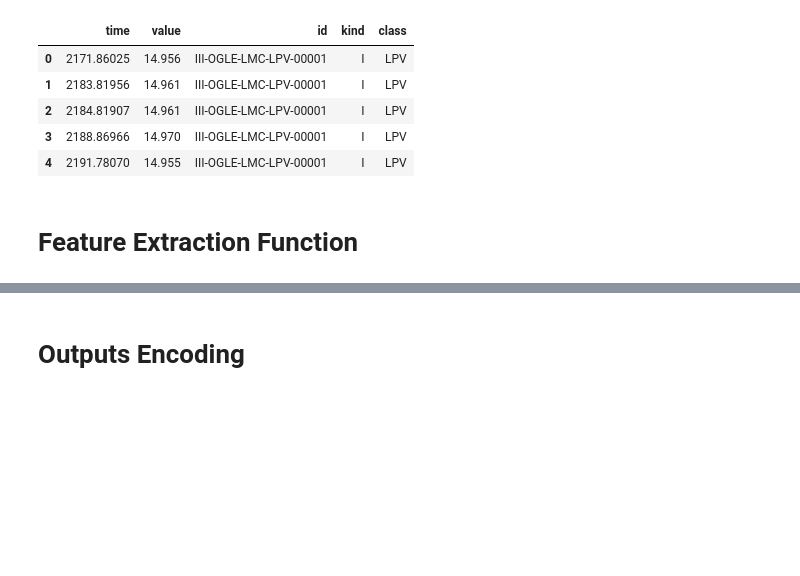
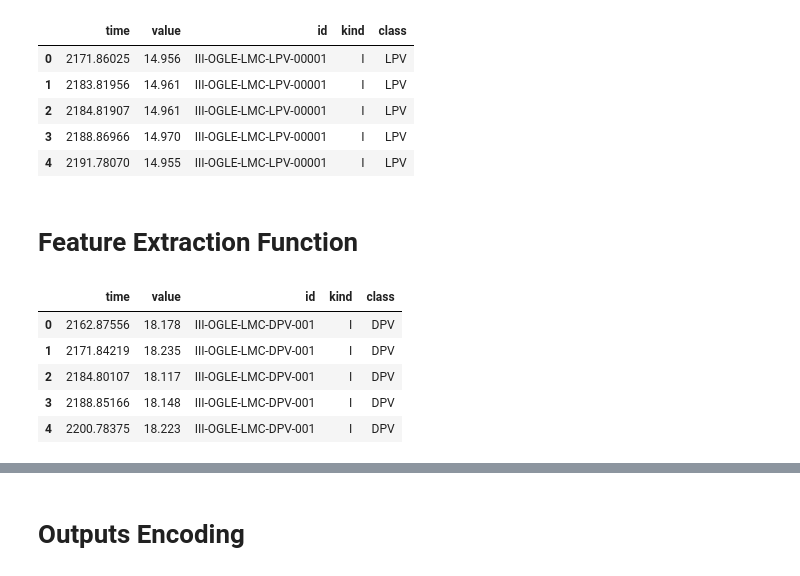
Before and after one commit to Amirosein/Variable-Stars-Classification, a Jupyter notebook: MilkyWay.ipynb, the cells around one changed output, grey strips where cells are left out. Drawn from its saved outputs; the diff is of its cells as text; code cells hidden in the pictures; blank space fills up the shorter version.

```diff
--- a/MilkyWay.ipynb
+++ b/MilkyWay.ipynb
@@ -240,5 +235,11 @@ def feat(X):
 # %%
-#data = pd.read_csv('/content/LPV_LMC', index_col=0, header=0 )
+DPV = pd.read_csv('/content/drive/MyDrive/DPV', index_col=0, header=0 )
 
-#del data
-#LPV.shape
+DPV.head()
+# %% [output]
+|  | time | value | id | kind | class |
+| 0 | 2162.87556 | 18.178 | III-OGLE-LMC-DPV-001 | I | DPV |
+| 1 | 2171.84219 | 18.235 | III-OGLE-LMC-DPV-001 | I | DPV |
+| 2 | 2184.80107 | 18.117 | III-OGLE-LMC-DPV-001 | I | DPV |
+| 3 | 2188.85166 | 18.148 | III-OGLE-LMC-DPV-001 | I | DPV |
+| 4 | 2200.78375 | 18.223 | III-OGLE-LMC-DPV-001 | I | DPV |
```
Also changed, not shown: parts of 9 cells of this notebook.
